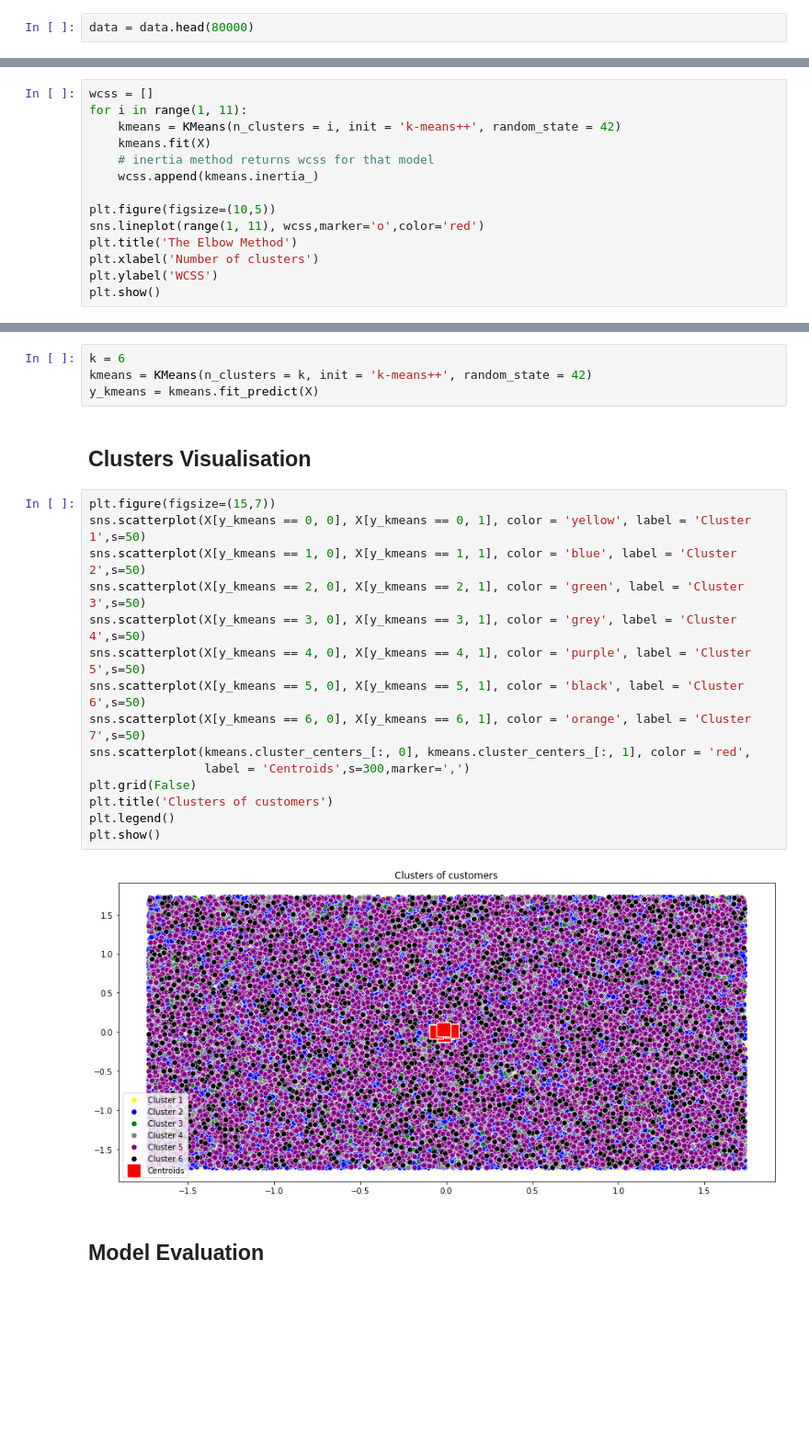
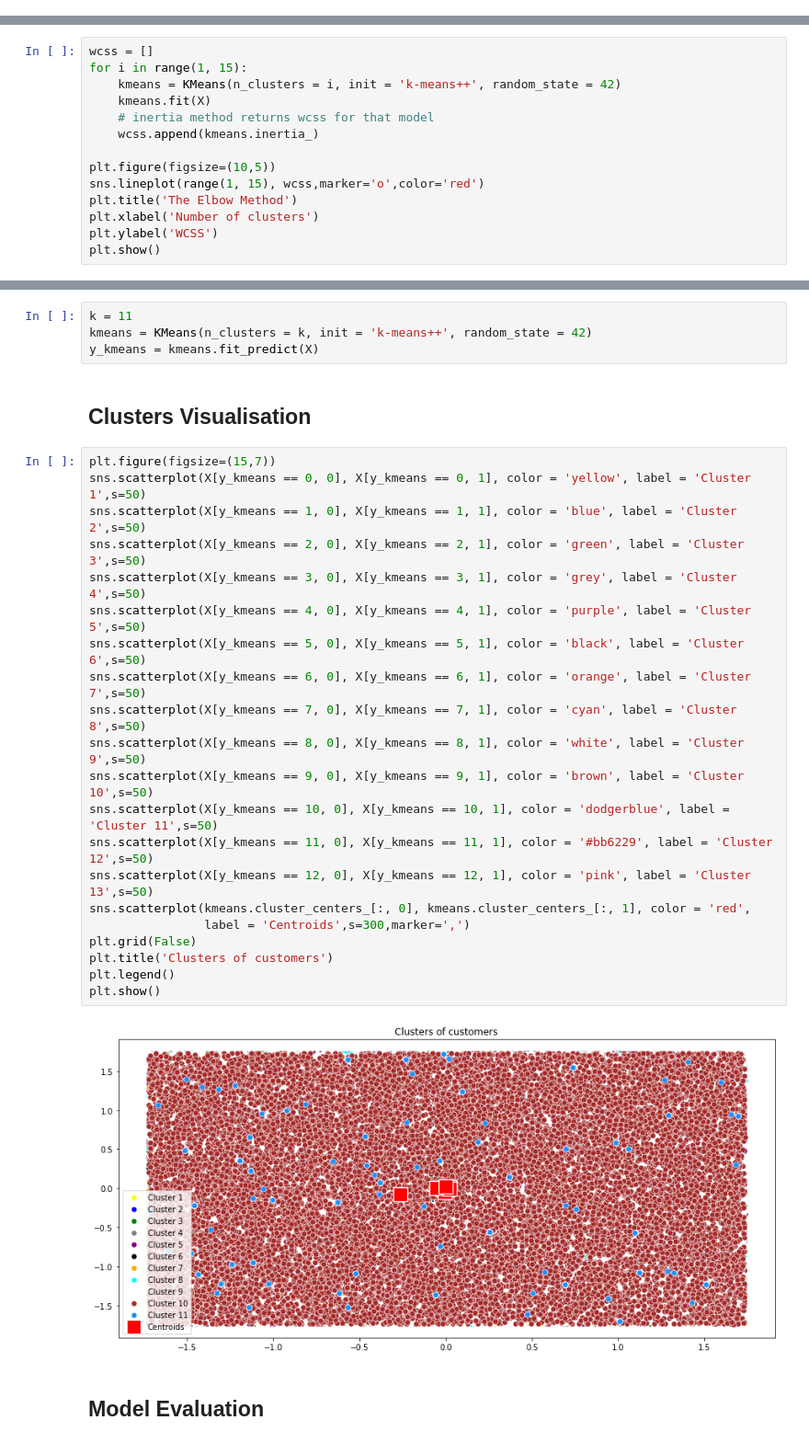
Before and after one commit to lynda-trad/Orders-Customer-Segmentation, a Jupyter notebook: Customer-Segmentation.ipynb, the cells around one changed output, grey strips where cells are left out. Shown at 92% size. Drawn from its saved outputs; the diff is of its cells as text; blank space fills up the shorter version.

```diff
--- a/Customer-Segmentation.ipynb
+++ b/Customer-Segmentation.ipynb
@@ -144,8 +145,6 @@ data
 | 117327 | 56b18e2166679b8a959d72dd06da27f9 | 73c2643a0a458b49f58cea58833b192e | 92120 | canoas | RS | e31ec91cea1ecf97797787471f98a8c2 | ... |
 | 117328 | 274fa6071e5e17fe303b9748641082c8 | 84732c5050c01db9b23e19ba39899398 | 6703 | cotia | SP | 28db69209a75e59f20ccbb5c36a20b90 | ... |
 117329 rows × 19 columns
-# %%
-data = data.head(80000)
 # %% [markdown]
 ## Missing Values
 # %%
@@ -222,14 +221,14 @@ array([[-1.63752565,  0.08308499, -0.69215219, ..., -1.40758966,
 ## Finding the number of clusters
 # %%
 wcss = []
-for i in range(1, 11):
+for i in range(1, 15):
     kmeans = KMeans(n_clusters = i, init = 'k-means++', random_state = 42)
     kmeans.fit(X)
     # inertia method returns wcss for that model
     wcss.append(kmeans.inertia_)
 
 plt.figure(figsize=(10,5))
-sns.lineplot(range(1, 11), wcss,marker='o',color='red')
+sns.lineplot(range(1, 15), wcss,marker='o',color='red')
 plt.title('The Elbow Method')
 plt.xlabel('Number of clusters')
 plt.ylabel('WCSS')
@@ -239,7 +238,7 @@ plt.show()
 # %% [markdown]
 ## Model Fitting
 # %%
-k = 6
+k = 11
 kmeans = KMeans(n_clusters = k, init = 'k-means++', random_state = 42)
 y_kmeans = kmeans.fit_predict(X)
 # %% [markdown]
@@ -247,20 +246,26 @@ y_kmeans = kmeans.fit_predict(X)
 # %%
 plt.figure(figsize=(15,7))
 sns.scatterplot(X[y_kmeans == 0, 0], X[y_kmeans == 0, 1], color = 'yellow', label = 'Cluster 1',s=50)
 sns.scatterplot(X[y_kmeans == 1, 0], X[y_kmeans == 1, 1], color = 'blue', label = 'Cluster 2',s=50)
 sns.scatterplot(X[y_kmeans == 2, 0], X[y_kmeans == 2, 1], color = 'green', label = 'Cluster 3',s=50)
 sns.scatterplot(X[y_kmeans == 3, 0], X[y_kmeans == 3, 1], color = 'grey', label = 'Cluster 4',s=50)
 sns.scatterplot(X[y_kmeans == 4, 0], X[y_kmeans == 4, 1], color = 'purple', label = 'Cluster 5',s=50)
 sns.scatterplot(X[y_kmeans == 5, 0], X[y_kmeans == 5, 1], color = 'black', label = 'Cluster 6',s=50)
 sns.scatterplot(X[y_kmeans == 6, 0], X[y_kmeans == 6, 1], color = 'orange', label = 'Cluster 7',s=50)
+sns.scatterplot(X[y_kmeans == 7, 0], X[y_kmeans == 7, 1], color = 'cyan', label = 'Cluster 8',s=50)
+sns.scatterplot(X[y_kmeans == 8, 0], X[y_kmeans == 8, 1], color = 'white', label = 'Cluster 9',s=50)
+sns.scatterplot(X[y_kmeans == 9, 0], X[y_kmeans == 9, 1], color = 'brown', label = 'Cluster 10',s=50)
+sns.scatterplot(X[y_kmeans == 10, 0], X[y_kmeans == 10, 1], color = 'dodgerblue', label = 'Cluster 11',s=50)
+sns.scatterplot(X[y_kmeans == 11, 0], X[y_kmeans == 11, 1], color = '#bb6229', label = 'Cluster 12',s=50)
+sns.scatterplot(X[y_kmeans == 12, 0], X[y_kmeans == 12, 1], color = 'pink', label = 'Cluster 13',s=50)
 sns.scatterplot(kmeans.cluster_centers_[:, 0], kmeans.cluster_centers_[:, 1], color = 'red',
                 label = 'Centroids',s=300,marker=',')
 plt.grid(False)
 plt.title('Clusters of customers')
 plt.legend()
 plt.show()
 # %% [output]
-[figure, old version]
+[figure, new version]
 # %% [markdown]
 ## Model Evaluation
 # %%
```
Also changed, not shown: parts of 11 cells of this notebook.
